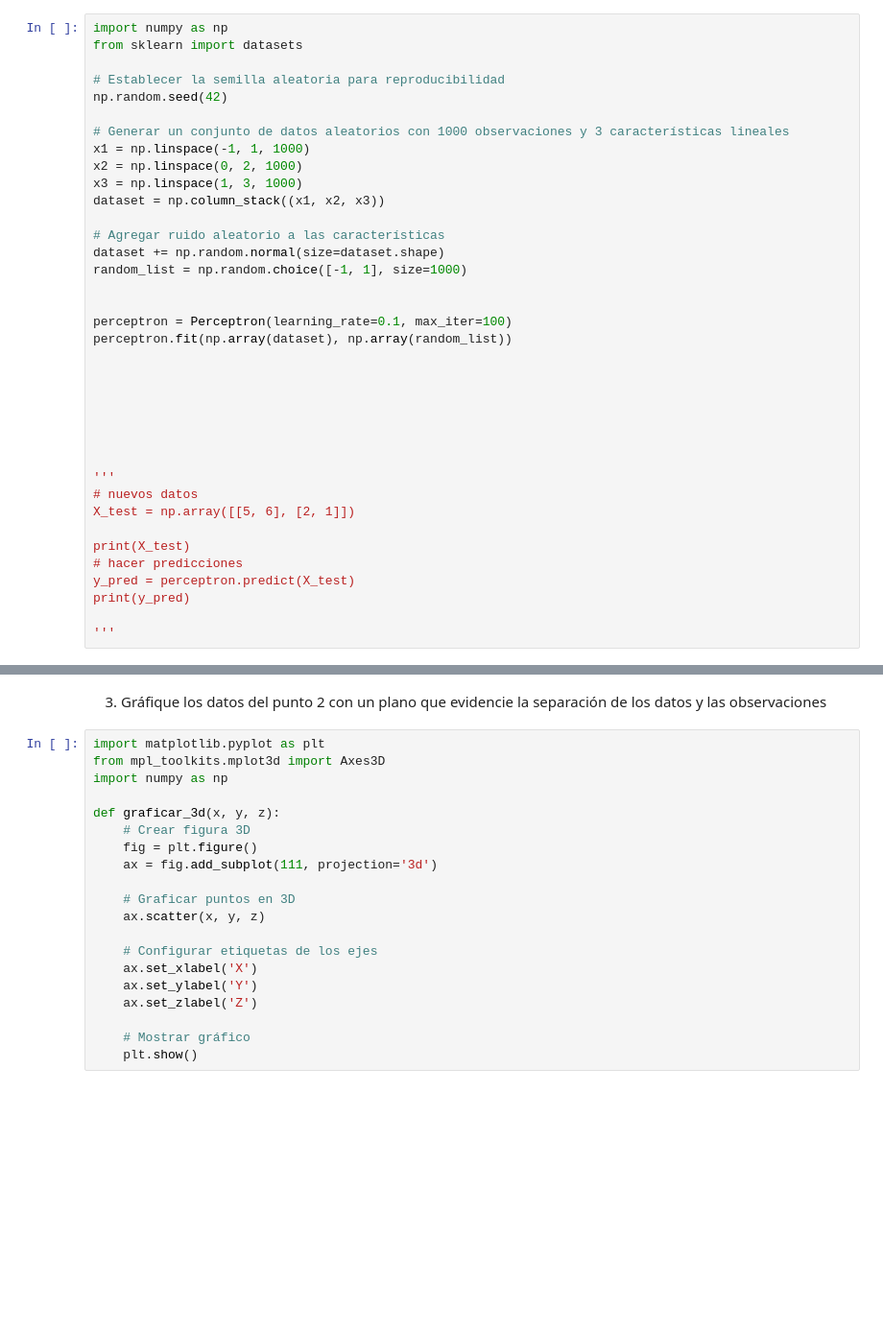
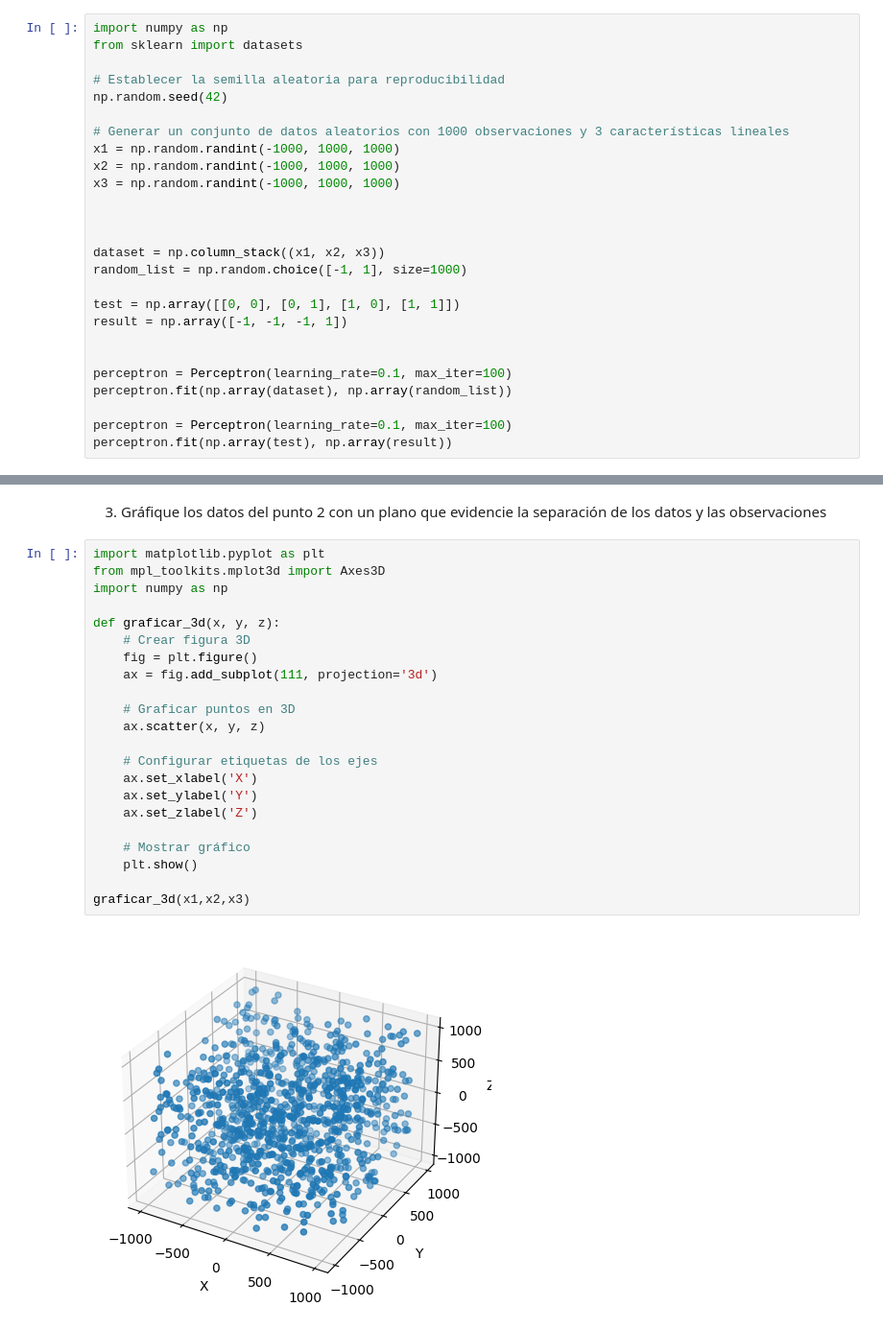
Before and after one commit to MAU143429/IA-Laboratorios, a Jupyter notebook: LabPerceptrón.ipynb, the cells around one changed output, grey strips where cells are left out. Shown: that part at 96% size. Drawn from its saved outputs; the diff is of its cells as text; blank space fills up the shorter version.

```diff
--- a/LabPerceptrón.ipynb
+++ b/LabPerceptrón.ipynb
@@ -44,33 +55,22 @@ from sklearn import datasets
 np.random.seed(42)
 
 # Generar un conjunto de datos aleatorios con 1000 observaciones y 3 características lineales
-x1 = np.linspace(-1, 1, 1000)
-x2 = np.linspace(0, 2, 1000)
-x3 = np.linspace(1, 3, 1000)
+x1 = np.random.randint(-1000, 1000, 1000)
+x2 = np.random.randint(-1000, 1000, 1000)
+x3 = np.random.randint(-1000, 1000, 1000)
+
+
+
 dataset = np.column_stack((x1, x2, x3))
+random_list = np.random.choice([-1, 1], size=1000)
 
-# Agregar ruido aleatorio a las características
-dataset += np.random.normal(size=dataset.shape)
-random_list = np.random.choice([-1, 1], size=1000)
+test = np.array([[0, 0], [0, 1], [1, 0], [1, 1]])
+result = np.array([-1, -1, -1, 1])
 
 
 perceptron = Perceptron(learning_rate=0.1, max_iter=100)
 perceptron.fit(np.array(dataset), np.array(random_list))
 
-
-
-
-
-
-
-'''
-# nuevos datos
-X_test = np.array([[5, 6], [2, 1]])
-
-print(X_test)
-# hacer predicciones
-y_pred = perceptron.predict(X_test)
-print(y_pred)
-
-'''
+perceptron = Perceptron(learning_rate=0.1, max_iter=100)
+perceptron.fit(np.array(test), np.array(result))
 # %% [output]
@@ -80,20 +96,24 @@ print(y_pred)
 # %%
 import matplotlib.pyplot as plt
 from mpl_toolkits.mplot3d import Axes3D
 import numpy as np
 
 def graficar_3d(x, y, z):
     # Crear figura 3D
     fig = plt.figure()
     ax = fig.add_subplot(111, projection='3d')
 
     # Graficar puntos en 3D
     ax.scatter(x, y, z)
 
     # Configurar etiquetas de los ejes
     ax.set_xlabel('X')
     ax.set_ylabel('Y')
     ax.set_zlabel('Z')
 
     # Mostrar gráfico
     plt.show()
+
+graficar_3d(x1,x2,x3)
+# %% [output]
+[figure, added]
```
Also changed, not shown: parts of 2 cells of this notebook.
